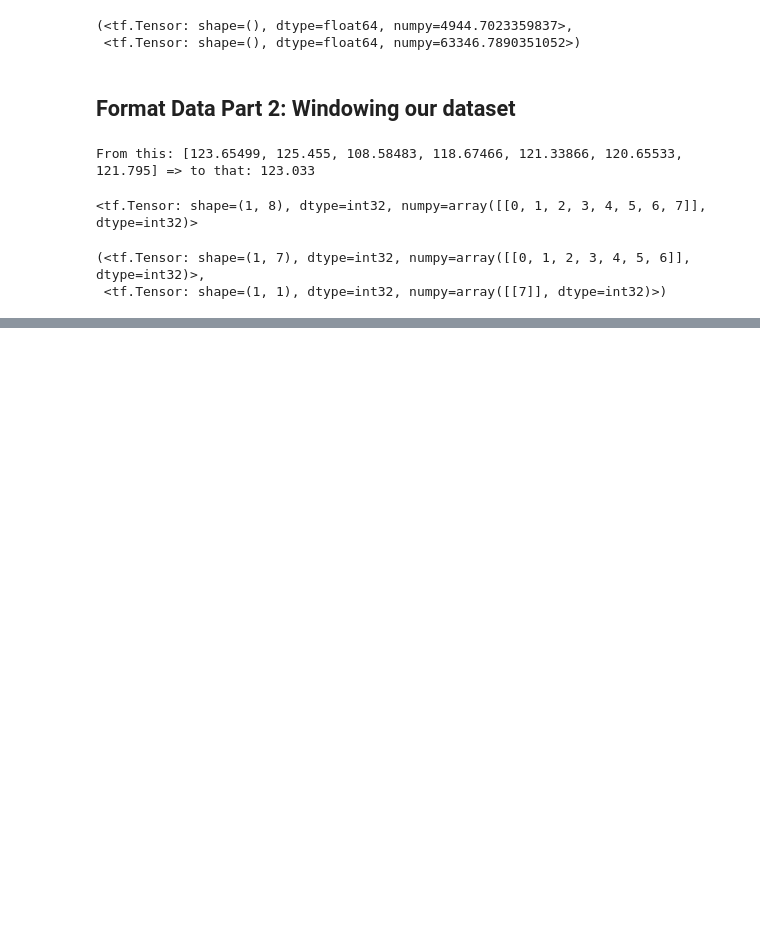
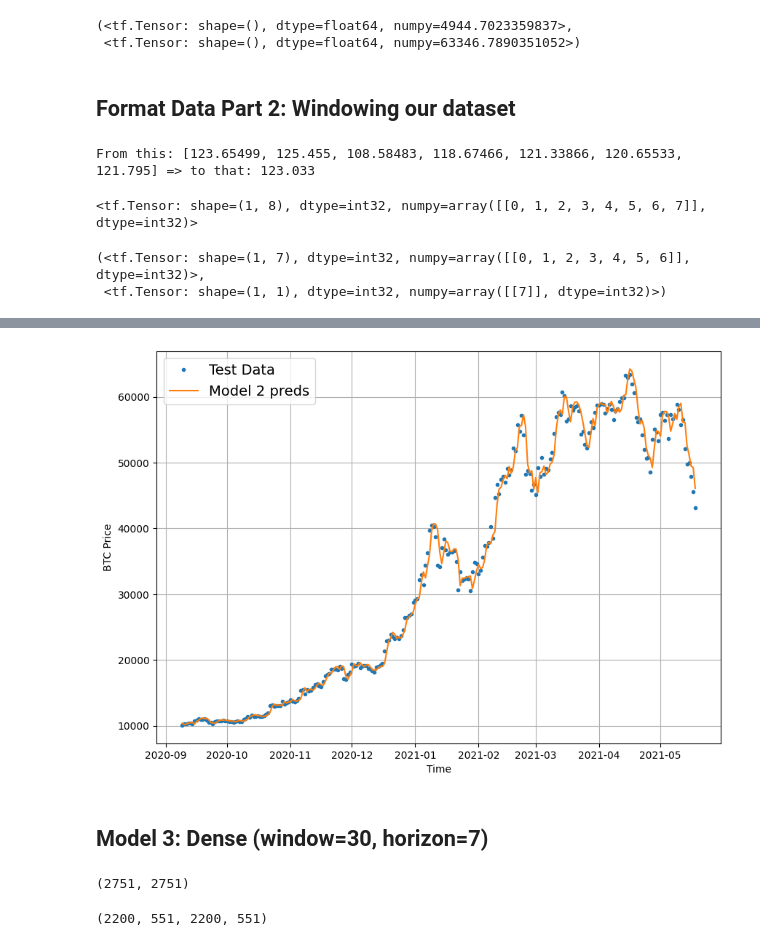
Before and after one commit to random-words/colab-notebooks, a Jupyter notebook: 10__time_series_forecasting.ipynb, the cells around one changed output, grey strips where cells are left out. Cells and saved outputs as stored; diff of their text form; code cells hidden in the pictures; blank space fills up the shorter version.

```diff
--- a/10__time_series_forecasting.ipynb
+++ b/10__time_series_forecasting.ipynb
@@ -346,0 +651,4 @@ test_window, test_label
+# %%
+# Load pest performing model
+model_2 = tf.keras.models.load_model("/content/model_experiments/model_2_dense.keras")
+model_2.evaluate(test_windows, test_labels)
@@ -346,0 +658,5 @@ test_window, test_label
+# %%
+# Get forecast preds
+model_2_preds = make_preds(model_2,
+                           test_windows)
+model_2_preds[:3]
@@ -346,0 +693,11 @@ test_window, test_label
+# %%
+offset = 300
+plt.figure(figsize=(10, 7))
+plot_time_series(timesteps=X_test[-len(test_windows):], values=test_labels[:, 0],
+                 start=offset, label="Test Data")
+plot_time_series(timesteps=X_test[-len(test_windows):], values=model_2_preds,
+                 start=offset, label="Model 2 preds", format="-")
+# %% [output]
+[figure, added]
+# %% [markdown]
+## Model 3: Dense (window=30, horizon=7)
@@ -346,0 +707,12 @@ test_window, test_label
+# %%
+full_windows, full_labels = make_windows(prices, window_size=WINDOW_SIZE,
+                                         horizon=HORIZON)
+len(full_windows), len(full_labels)
+# %% [output]
+(2751, 2751)
+# %%
+# Create train/test windows
+train_windows, test_windows, train_labels, test_labels = make_train_test_splits(full_windows, full_labels)
+len(train_windows), len(test_windows), len(train_labels), len(test_labels)
+# %% [output]
+(2200, 551, 2200, 551)
```
Also changed, not shown: parts of 72 cells of this notebook.
